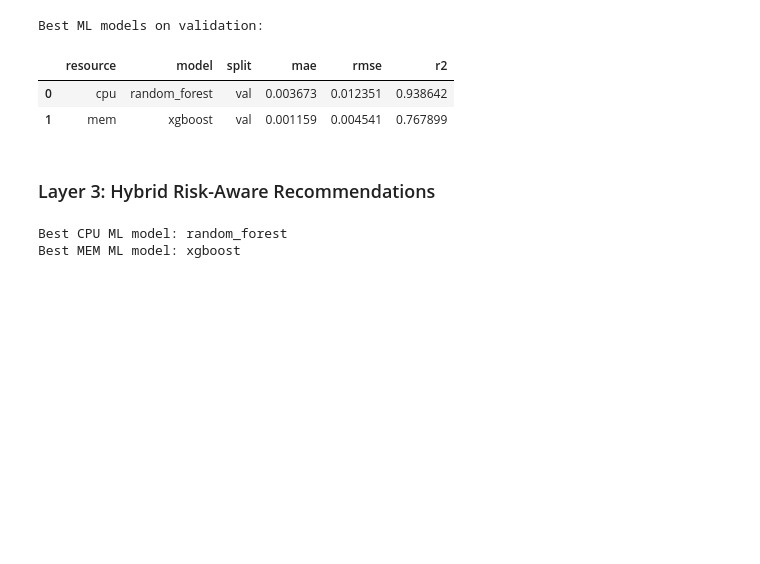
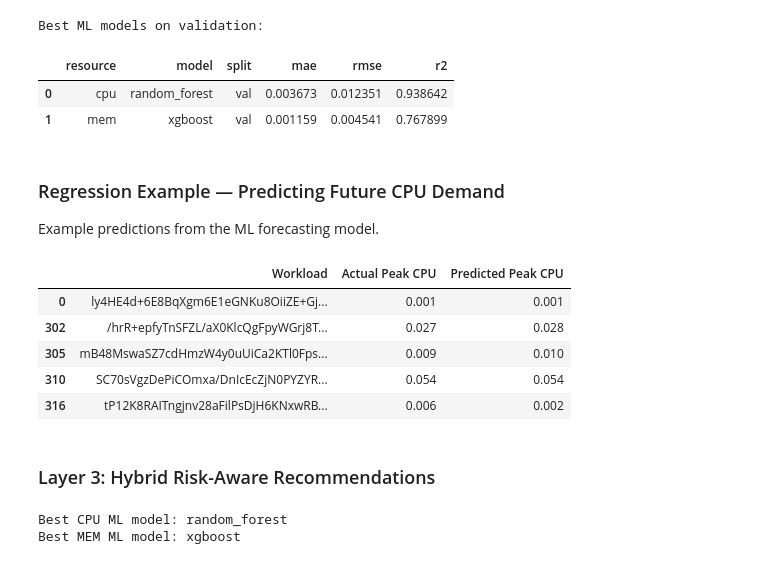
Before and after one commit to sonalilonkar1/masters-project, a Jupyter notebook: notebooks/subset/subset-05-ml-prediction.ipynb, the cells around one changed output. Drawn from its saved outputs; the diff is of its cells as text; code cells hidden in the pictures; blank space fills up the shorter version.

Commit message:
added samples for regression and classification

```diff
--- a/notebooks/subset/subset-05-ml-prediction.ipynb
+++ b/notebooks/subset/subset-05-ml-prediction.ipynb
@@ -986,6 +1032,36 @@ Best ML models on validation:
 |  | resource | model | split | mae | rmse | r2 |
 | 0 | cpu | random_forest | val | 0.003673 | 0.012351 | 0.938642 |
 | 1 | mem | xgboost | val | 0.001159 | 0.004541 | 0.767899 |
+# %% [markdown]
+### Regression Example — Predicting Future CPU Demand
+Example predictions from the ML forecasting model.
+# %%
+regression_example = (
+    pd.DataFrame({
+        "Workload": test_df["recurrence_key"],
+        "Actual Peak CPU": y_test_cpu,
+        "Predicted Peak CPU": test_df["pred_cpu_random_forest"]
+    })
+    .drop_duplicates(subset=["Workload"])
+    .head(5)
+)
+
+regression_example["Actual Peak CPU"] = (
+    regression_example["Actual Peak CPU"].round(3)
+)
+
+regression_example["Predicted Peak CPU"] = (
+    regression_example["Predicted Peak CPU"].round(3)
+)
+
+display(regression_example)
+# %% [output]
+|  | Workload | Actual Peak CPU | Predicted Peak CPU |
+| 0 | ly4HE4d+6E8BqXgm6E1eGNKu8OiiZE+Gj... | 0.001 | 0.001 |
+| 302 | /hrR+epfyTnSFZL/aX0KlcQgFpyWGrj8T... | 0.027 | 0.028 |
+| 305 | mB48MswaSZ7cdHmzW4y0uUiCa2KTl0Fps... | 0.009 | 0.010 |
+| 310 | SC70sVgzDePiCOmxa/DnIcEcZjN0PYZYR... | 0.054 | 0.054 |
+| 316 | tP12K8RAITngjnv28aFilPsDjH6KNxwRB... | 0.006 | 0.002 |
 # %% [markdown]
 ### Layer 3: Hybrid Risk-Aware Recommendations
 # %%
```
Also changed, not shown: parts of 2 cells of this notebook.
